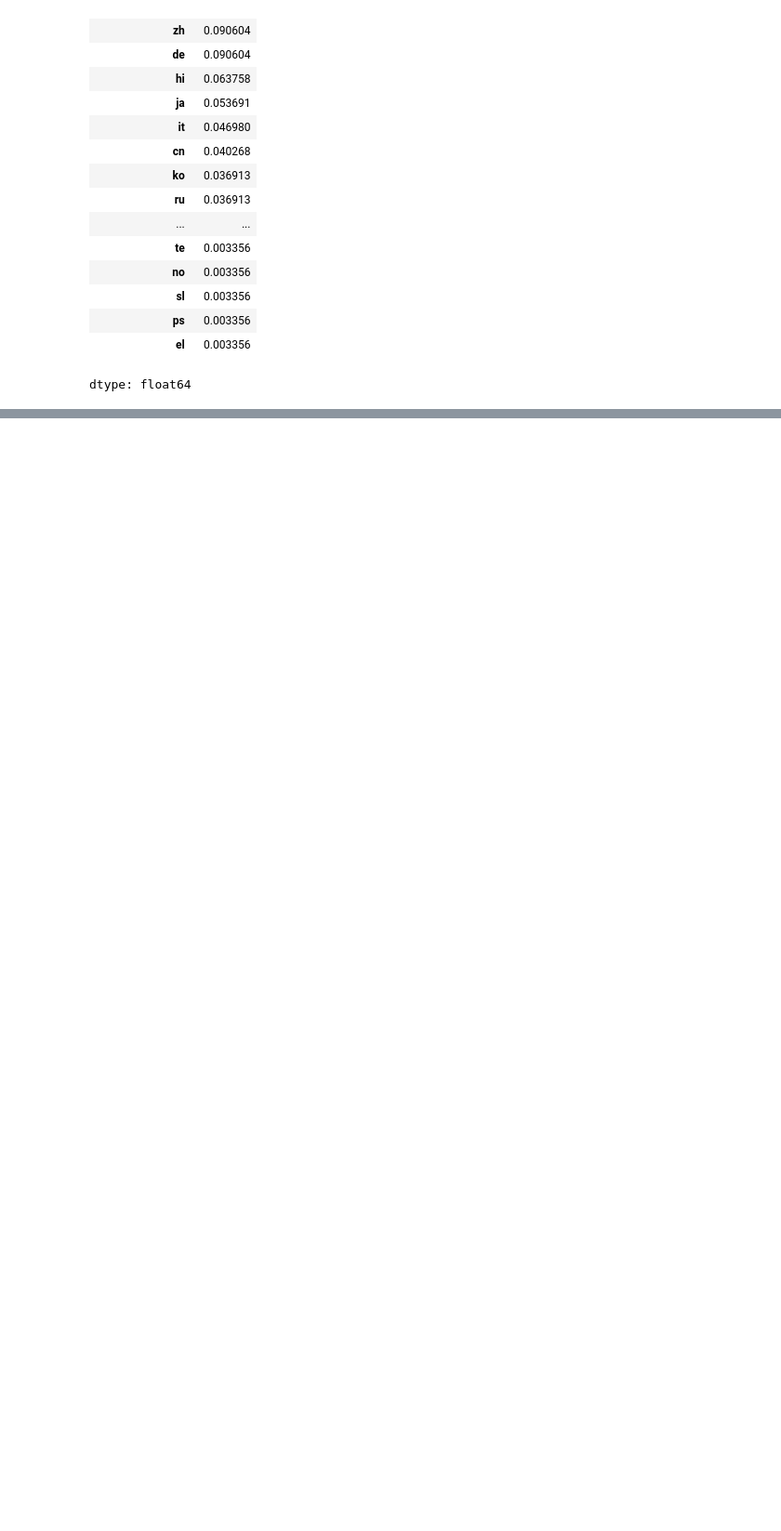
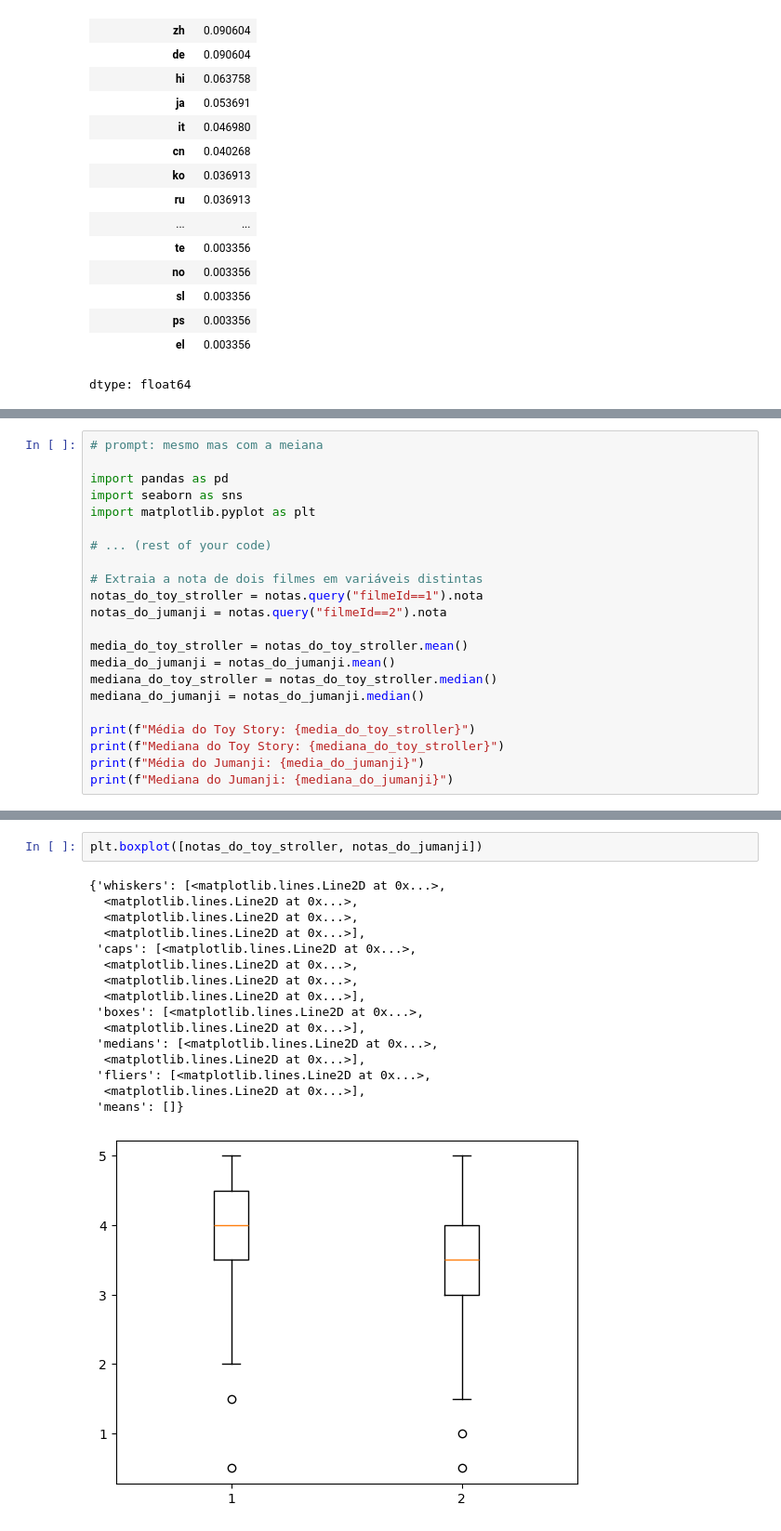
Before and after one commit to rgrAndrade/DataDive, a Jupyter notebook: DataDive.ipynb, the cells around one changed output, grey strips where cells are left out. Shown at 93% size. Saved outputs shown, nothing was run; the diff lists cells and outputs as text; blank space fills up the shorter version.

Commit message:
Conhecendo um pouco de alguns filmes

```diff
--- a/DataDive.ipynb
+++ b/DataDive.ipynb
@@ -365,0 +377,22 @@ dtype: float64
+# %%
+# prompt: mesmo mas com a meiana
+
+import pandas as pd
+import seaborn as sns
+import matplotlib.pyplot as plt
+
+# ... (rest of your code)
+
+# Extraia a nota de dois filmes em variáveis distintas
+notas_do_toy_stroller = notas.query("filmeId==1").nota
+notas_do_jumanji = notas.query("filmeId==2").nota
+
+media_do_toy_stroller = notas_do_toy_stroller.mean()
+media_do_jumanji = notas_do_jumanji.mean()
+mediana_do_toy_stroller = notas_do_toy_stroller.median()
+mediana_do_jumanji = notas_do_jumanji.median()
+
+print(f"Média do Toy Story: {media_do_toy_stroller}")
+print(f"Mediana do Toy Story: {mediana_do_toy_stroller}")
+print(f"Média do Jumanji: {media_do_jumanji}")
+print(f"Mediana do Jumanji: {mediana_do_jumanji}")
@@ -365,0 +411,19 @@ dtype: float64
+# %%
+plt.boxplot([notas_do_toy_stroller, notas_do_jumanji])
+# %% [output]
+{'whiskers': [<matplotlib.lines.Line2D at 0x...>,
+  <matplotlib.lines.Line2D at 0x...>,
+  <matplotlib.lines.Line2D at 0x...>,
+  <matplotlib.lines.Line2D at 0x...>],
+ 'caps': [<matplotlib.lines.Line2D at 0x...>,
+  <matplotlib.lines.Line2D at 0x...>,
+  <matplotlib.lines.Line2D at 0x...>,
+  <matplotlib.lines.Line2D at 0x...>],
+ 'boxes': [<matplotlib.lines.Line2D at 0x...>,
+  <matplotlib.lines.Line2D at 0x...>],
+ 'medians': [<matplotlib.lines.Line2D at 0x...>,
+  <matplotlib.lines.Line2D at 0x...>],
+ 'fliers': [<matplotlib.lines.Line2D at 0x...>,
+  <matplotlib.lines.Line2D at 0x...>],
+ 'means': []}
+[figure, added]
```
Also changed, not shown: parts of 6 cells of this notebook.
